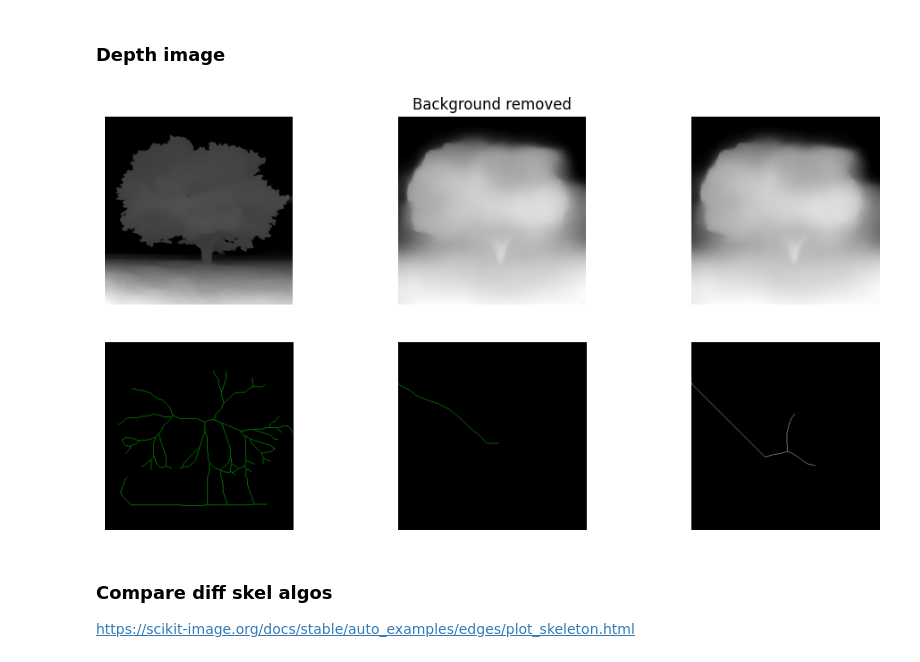
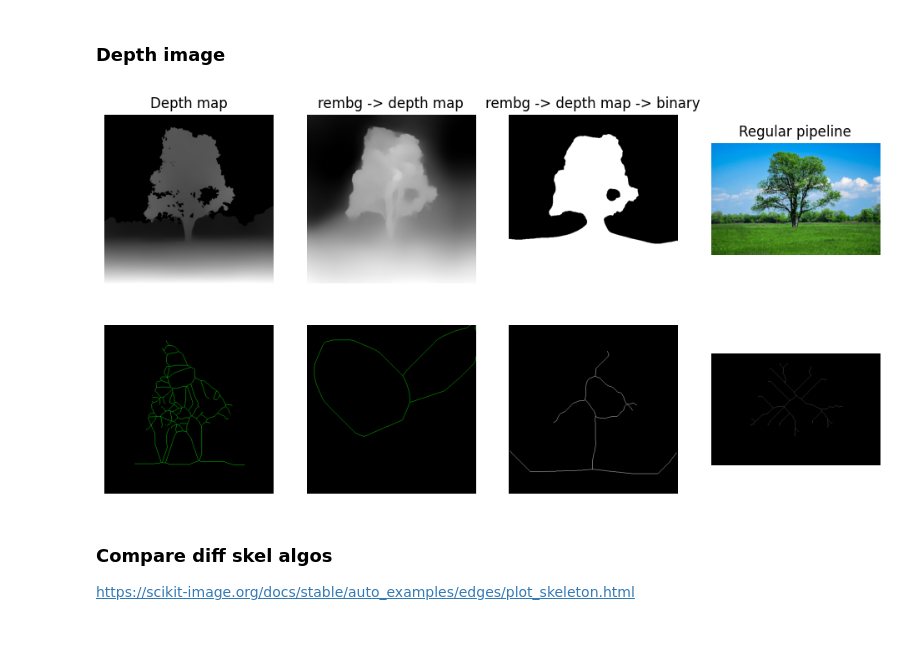
Before and after one commit to LinoLerch/ControlNet-Trees, a Jupyter notebook: Skeletonize/skeletonize.ipynb, the cells around one changed output. Saved outputs shown, nothing was run; the diff lists cells and outputs as text; code cells hidden in the pictures; blank space fills up the shorter version.

Commit message:
Improve visualizations skeletonize notebook

```diff
--- a/Skeletonize/skeletonize.ipynb
+++ b/Skeletonize/skeletonize.ipynb
@@ -136,0 +145,17 @@ plt.show()
+# %%
+# display all skeleton images
+in_folder = os.path.join(ROOT_DIR_GIS, 'photos','tree_skeleton')
+
+fig, ax = plt.subplots(2, 4, figsize=(12, 6))
+ax = np.ravel(ax)
+[axi.set_axis_off() for axi in ax]
+ax_nr = 0
+for img_nr in range(1,10):
+    try:
+        img = imread(os.path.join(in_folder, f'tree{img_nr}_skel.png'))
+        ax[ax_nr].imshow(img, cmap='gray')
+        ax_nr += 1
+    except Exception as error:
+        print("An error occurred:", error)
+
+plt.show()
@@ -144,45 +172,56 @@ from annotator.midas import MidasDetector
 """
 from controlnet_aux import MidasDetector
 
-img_nr = 8
-img_path = os.path.join(output_folder, f'tree{img_nr}.webp') #.jpeg')
+img_nr = 5
+img_path = os.path.join(output_folder, f'tree{img_nr}.jpeg') #.webp')
 #img_rembg_path = os.path.join(output_folder, f'tree{img_nr}_rembg.png')
 img = Image.open(img_path).resize((512, 512))
 
 midas = MidasDetector.from_pretrained("lllyasviel/Annotators")
 
 # Image to depth map
 depth_img = midas(img)
 depth_img.save(os.path.join(output_folder, f'tree{img_nr}_depth.png'))
 skeleton = skeletonize(np.asarray(depth_img))
 
 # Image(removed background) to depth map
 #img = remove(img)
 img_rembg_path = os.path.join(output_folder, f'tree{img_nr}_rembg.png')
 img = Image.open(img_rembg_path).resize((512, 512))
 depth_bgimg = midas(img)
 depth_bgimg.save(os.path.join(output_folder, f'tree{img_nr}_bgdepth.png'))
 skeleton_bg = skeletonize(np.asarray(depth_bgimg))
 
 # Image (rembg & binary) to depth map
 depth_cv2 = cv2.cvtColor(np.asarray(depth_bgimg), cv2.COLOR_RGB2GRAY)
-th, bin_img = cv2.threshold(depth_cv2, 0, 255, cv2.THRESH_BINARY)
+th, bin_img = cv2.threshold(depth_cv2, 150, 255, cv2.THRESH_BINARY)
 skeleton_bin = skeletonize(np.asarray(bin_img))
 
+# Regular pipeline
+img_orig = imread(os.path.join(output_folder, f'tree{img_nr}.jpeg'))
+img_bin = cv2.imread(os.path.join(output_folder, f'tree{img_nr}_binary.png'), cv2.IMREAD_GRAYSCALE)
+img_skel = cv2.imread(os.path.join(output_folder, f'tree{img_nr}_skel.png'), cv2.IMREAD_GRAYSCALE)
+
 # Display all images
-fig, ax = plt.subplots(2, 3, figsize=(12, 6))
+fig, ax = plt.subplots(2, 4, figsize=(12, 6))
 [axi.set_axis_off() for axi in ax.ravel()]
+ax[0,0].set_title('Depth map')
 ax[0,0].imshow(depth_img, cmap='gray')
 ax[1,0].imshow(skeleton, cmap='gray')
-ax[0,1].set_title('Background removed')
+ax[0,1].set_title('rembg -> depth map')
 ax[0,1].imshow(depth_bgimg, cmap='gray')
 ax[1,1].imshow(skeleton_bg, cmap='gray')
+ax[0,2].set_title('rembg -> depth map -> binary')
 ax[0,2].imshow(bin_img, cmap='gray')
 ax[1,2].imshow(skeleton_bin, cmap='gray')
+ax[0,3].set_title('Regular pipeline')
+ax[0,3].imshow(img_orig, cmap='gray')
+ax[1,3].imshow(img_skel, cmap='gray')
+
 
 plt.show()
 # %% [output]
-[figure, old version]
+[figure, new version]
 # %% [markdown]
 ### Compare diff skel algos
 https://scikit-image.org/docs/stable/auto_examples/edges/plot_skeleton.html
```
Also changed, not shown: parts of 6 cells of this notebook.
